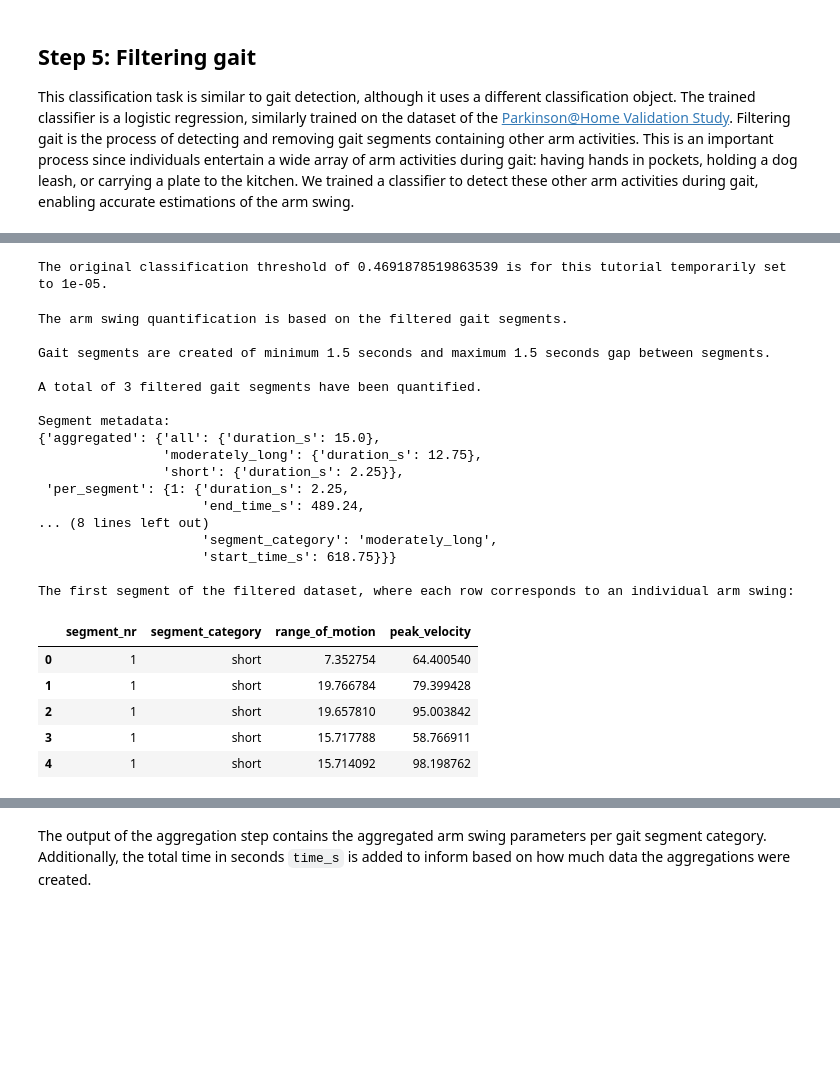
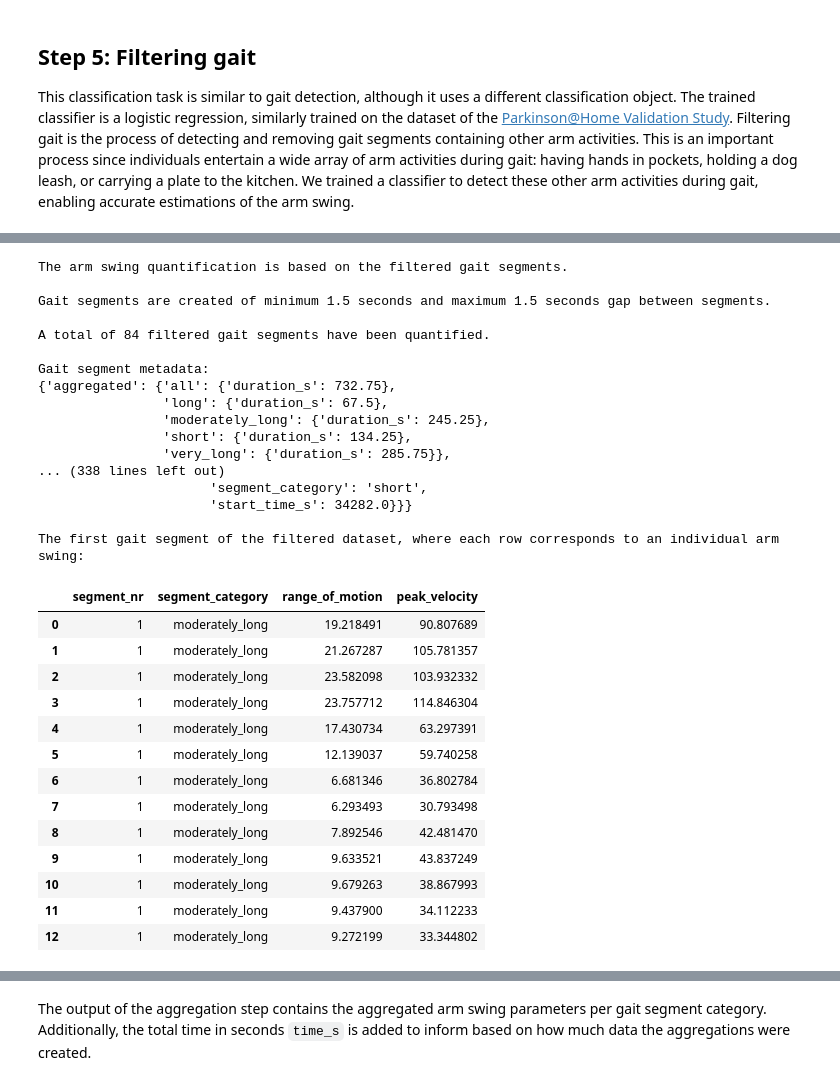
Before and after one commit to biomarkersParkinson/paradigma, a Jupyter notebook: docs/tutorials/gait_analysis.ipynb, the cells around one changed output, grey strips where cells are left out. Cells and saved outputs as stored; diff of their text form; code cells hidden in the pictures; blank space fills up the shorter version.

```diff
--- a/docs/tutorials/gait_analysis.ipynb
+++ b/docs/tutorials/gait_analysis.ipynb
@@ -132,19 +136,19 @@ classifier_package_filename = 'gait_detection_clf_package.pkl'
 full_path_to_classifier_package = files('paradigma') / 'assets' / classifier_package_filename
 
 # Load the classifier package
-clf_package = ClassifierPackage.load(full_path_to_classifier_package)
+clf_package_detection = ClassifierPackage.load(full_path_to_classifier_package)
 
 # Detecting gait returns the probability of gait for each window, which is concatenated to
 # the original dataframe
 df_gait['pred_gait_proba'] = detect_gait(
     df=df_gait,
-    clf_package=clf_package
+    clf_package=clf_package_detection
 )
 
 n_windows = df_gait.shape[0]
-n_predictions_gait = df_gait.loc[df_gait['pred_gait_proba'] >= clf_package.threshold].shape[0]
+n_predictions_gait = df_gait.loc[df_gait['pred_gait_proba'] >= clf_package_detection.threshold].shape[0]
 perc_predictions_gait = round(100 * n_predictions_gait / n_windows, 1)
-n_predictions_non_gait = df_gait.loc[df_gait['pred_gait_proba'] < clf_package.threshold].shape[0]
+n_predictions_non_gait = df_gait.loc[df_gait['pred_gait_proba'] < clf_package_detection.threshold].shape[0]
 perc_predictions_non_gait = round(100 * n_predictions_non_gait / n_windows, 1)
 
 print(f"Out of {n_windows} windows, {n_predictions_gait} ({perc_predictions_gait}%) were predicted as gait, and {n_predictions_non_gait} ({perc_predictions_non_gait}%) as non-gait.")
@@ -176,7 +180,7 @@ from paradigma.constants import DataColumns
 from paradigma.util import merge_predictions_with_timestamps
 
 # Merge gait predictions into timeseries data
-if not any(df_gait[DataColumns.PRED_GAIT_PROBA] >= clf_package.threshold):
+if not any(df_gait[DataColumns.PRED_GAIT_PROBA] >= clf_package_detection.threshold):
     raise ValueError("No gait detected in the input data.")
 
 gait_preprocessing_config = GaitConfig(step='gait')
@@ -190,7 +194,7 @@ df = merge_predictions_with_timestamps(
 )
 
 # Add a column for predicted gait based on a fitted threshold
-df[DataColumns.PRED_GAIT] = (df[DataColumns.PRED_GAIT_PROBA] >= clf_package.threshold).astype(int)
+df[DataColumns.PRED_GAIT] = (df[DataColumns.PRED_GAIT_PROBA] >= clf_package_detection.threshold).astype(int)
 
 # Filter the DataFrame to only include predicted gait (1)
 df = df.loc[df[DataColumns.PRED_GAIT]==1].reset_index(drop=True)
@@ -229,19 +233,19 @@ classifier_package_filename = 'gait_filtering_clf_package.pkl'
 full_path_to_classifier_package = files('paradigma') / 'assets' / classifier_package_filename
 
 # Load the classifier package
-clf_package = ClassifierPackage.load(full_path_to_classifier_package)
+clf_package_filtering = ClassifierPackage.load(full_path_to_classifier_package)
 
 # Detecting no_other_arm_activity returns the probability of no_other_arm_activity for each window, which is concatenated to
 # the original dataframe
 df_arm_activity['pred_no_other_arm_activity_proba'] = filter_gait(
     df=df_arm_activity,
-    clf_package=clf_package
+    clf_package=clf_package_filtering
 )
 
 n_windows = df_arm_activity.shape[0]
-n_predictions_no_other_arm_activity = df_arm_activity.loc[df_arm_activity['pred_no_other_arm_activity_proba']>=clf_package.threshold].shape[0]
+n_predictions_no_other_arm_activity = df_arm_activity.loc[df_arm_activity['pred_no_other_arm_activity_proba']>=clf_package_filtering.threshold].shape[0]
 perc_predictions_no_other_arm_activity = round(100 * n_predictions_no_other_arm_activity / n_windows, 1)
-n_predictions_other_arm_activity = df_arm_activity.loc[df_arm_activity['pred_no_other_arm_activity_proba']<clf_package.threshold].shape[0]
+n_predictions_other_arm_activity = df_arm_activity.loc[df_arm_activity['pred_no_other_arm_activity_proba']<clf_package_filtering.threshold].shape[0]
 perc_predictions_other_arm_activity = round(100 * n_predictions_other_arm_activity / n_windows, 1)
 
 print(f"Out of {n_windows} windows, {n_predictions_no_other_arm_activity} ({perc_predictions_no_other_arm_activity}%) were predicted as no_other_arm_activity, and {n_predictions_other_arm_activity} ({perc_predictions_other_arm_activity}%) as other_arm_activity.")
@@ -266,13 +270,8 @@ This step creates gait segments based on consecutively predicted gait windows. A
 But, first, similar to the step of extracting arm activity features, the predictions of the previous step should be merged with the preprocessed time series data.
 # %%
 # Merge arm activity predictions into timeseries data
-temporary_clf_threshold = 0.00001
 
-print(f"The original classification threshold of {clf_package.threshold} is for this tutorial temporarily set to {temporary_clf_threshold}.\n")
-
-clf_package.threshold = temporary_clf_threshold
-
-if not any(df_arm_activity[DataColumns.PRED_NO_OTHER_ARM_ACTIVITY_PROBA] >= clf_package.threshold):
+if not any(df_arm_activity[DataColumns.PRED_NO_OTHER_ARM_ACTIVITY_PROBA] >= clf_package_filtering.threshold):
     raise ValueError("No gait without other arm activities detected in the input data.")
 
 config = GaitConfig(step='arm_activity')
@@ -286,12 +285,10 @@ df = merge_predictions_with_timestamps(
 )
 
 # Add a column for predicted gait based on a fitted threshold
-df[DataColumns.PRED_NO_OTHER_ARM_ACTIVITY] = (df[DataColumns.PRED_NO_OTHER_ARM_ACTIVITY_PROBA] >= clf_package.threshold).astype(int)
+df[DataColumns.PRED_NO_OTHER_ARM_ACTIVITY] = (df[DataColumns.PRED_NO_OTHER_ARM_ACTIVITY_PROBA] >= clf_package_filtering.threshold).astype(int)
 
 # Filter the DataFrame to only include predicted gait (1)
 df = df.loc[df[DataColumns.PRED_NO_OTHER_ARM_ACTIVITY]==1].reset_index(drop=True)
-# %% [output]
-The original classification threshold of 0.4691878519863539 is for this tutorial temporarily set to 1e-05.
 # %%
 from paradigma.pipelines.gait_pipeline import quantify_arm_swing
 from pprint import pprint
@@ -300,51 +297,59 @@ from pprint import pprint
 # to quantify arm swing based on all gait segments
 filtered = True
 
 if filtered:
     dataset_used = 'filtered'
     print(f"The arm swing quantification is based on the filtered gait segments.\n")
 else:
     dataset_used = 'unfiltered'
     print(f"The arm swing quantification is based on all gait segments.\n")
 
-quantified_arm_swing, segment_meta = quantify_arm_swing(
+quantified_arm_swing, gait_segment_meta = quantify_arm_swing(
     df=df,
     fs=config.sampling_frequency,
     filtered=filtered,
     max_segment_gap_s=config.max_segment_gap_s,
     min_segment_length_s=config.min_segment_length_s,
 )
 
 print(f"Gait segments are created of minimum {config.min_segment_length_s} seconds and maximum {config.max_segment_gap_s} seconds gap between segments.\n")
 print(f"A total of {quantified_arm_swing['segment_nr'].nunique()} {dataset_used} gait segments have been quantified.")
 
-print(f"\nSegment metadata:")
-pprint(segment_meta)
+print(f"\nGait segment metadata:")
+pprint(gait_segment_meta)
 
-print(f"\nThe first segment of the {dataset_used} dataset, where each row corresponds to an individual arm swing:")
+print(f"\nThe first gait segment of the {dataset_used} dataset, where each row corresponds to an individual arm swing:")
 quantified_arm_swing.loc[quantified_arm_swing['segment_nr']==1]
 # %% [output]
 The arm swing quantification is based on the filtered gait segments.
 
 Gait segments are created of minimum 1.5 seconds and maximum 1.5 seconds gap between segments.
 
-A total of 3 filtered gait segments have been quantified.
+A total of 84 filtered gait segments have been quantified.
 
-Segment metadata:
-{'aggregated': {'all': {'duration_s': 15.0},
-                'moderately_long': {'duration_s': 12.75},
-                'short': {'duration_s': 2.25}},
- 'per_segment': {1: {'duration_s': 2.25,
-                     'end_time_s': 489.24,
-... (8 lines left out)
-                     'segment_category': 'moderately_long',
-                     'start_time_s': 618.75}}}
+Gait segment metadata:
+{'aggregated': {'all': {'duration_s': 732.75},
+                'long': {'duration_s': 67.5},
+                'moderately_long': {'duration_s': 245.25},
+                'short': {'duration_s': 134.25},
+                'very_long': {'duration_s': 285.75}},
+... (338 lines left out)
+                      'segment_category': 'short',
+                      'start_time_s': 34282.0}}}
 
-The first segment of the filtered dataset, where each row corresponds to an individual arm swing:
+The first gait segment of the filtered dataset, where each row corresponds to an individual arm swing:
 |  | segment_nr | segment_category | range_of_motion | peak_velocity |
-| 0 | 1 | short | 7.352754 | 64.400540 |
-| 1 | 1 | short | 19.766784 | 79.399428 |
-| 2 | 1 | short | 19.657810 | 95.003842 |
-| 3 | 1 | short | 15.717788 | 58.766911 |
-| 4 | 1 | short | 15.714092 | 98.198762 |
+| 0 | 1 | moderately_long | 19.218491 | 90.807689 |
+| 1 | 1 | moderately_long | 21.267287 | 105.781357 |
+| 2 | 1 | moderately_long | 23.582098 | 103.932332 |
+| 3 | 1 | moderately_long | 23.757712 | 114.846304 |
+| 4 | 1 | moderately_long | 17.430734 | 63.297391 |
+| 5 | 1 | moderately_long | 12.139037 | 59.740258 |
+| 6 | 1 | moderately_long | 6.681346 | 36.802784 |
+| 7 | 1 | moderately_long | 6.293493 | 30.793498 |
+| 8 | 1 | moderately_long | 7.892546 | 42.481470 |
+| 9 | 1 | moderately_long | 9.633521 | 43.837249 |
+| 10 | 1 | moderately_long | 9.679263 | 38.867993 |
+| 11 | 1 | moderately_long | 9.437900 | 34.112233 |
+| 12 | 1 | moderately_long | 9.272199 | 33.344802 |
 # %% [markdown]
```
Also changed, not shown: parts of 16 cells of this notebook, 2 other files.
